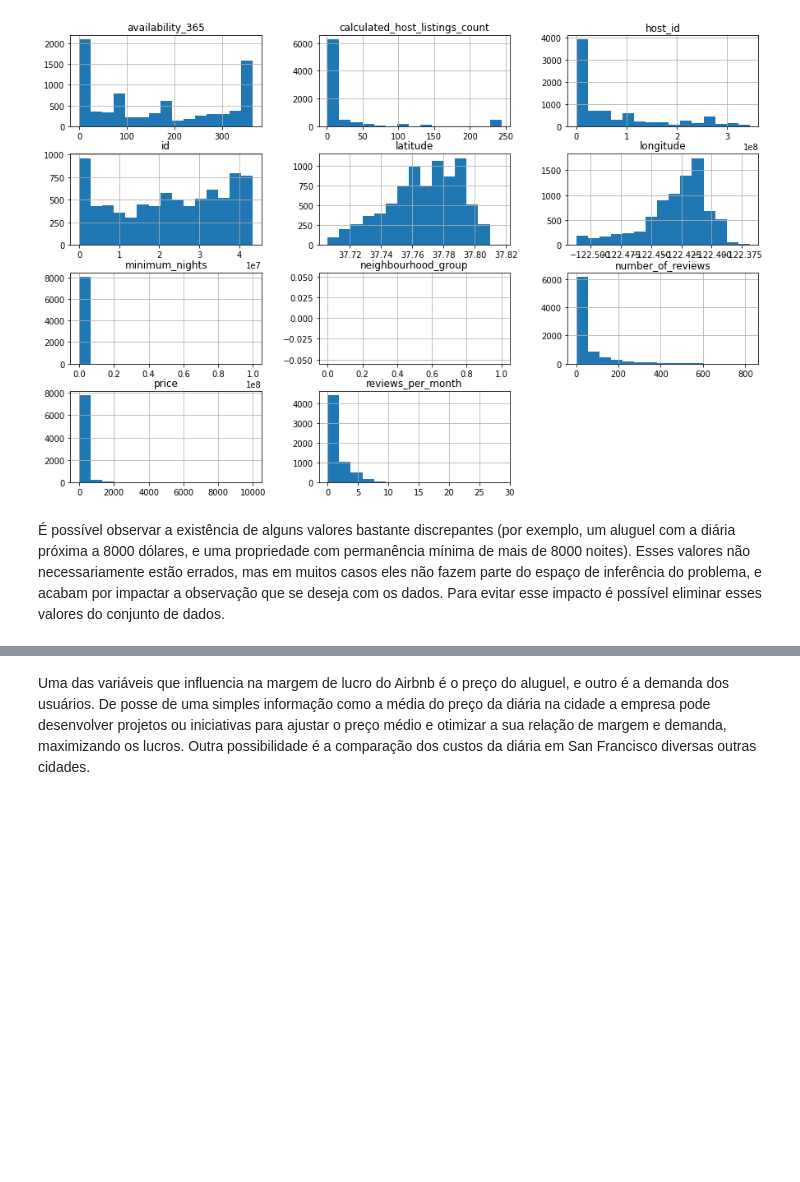
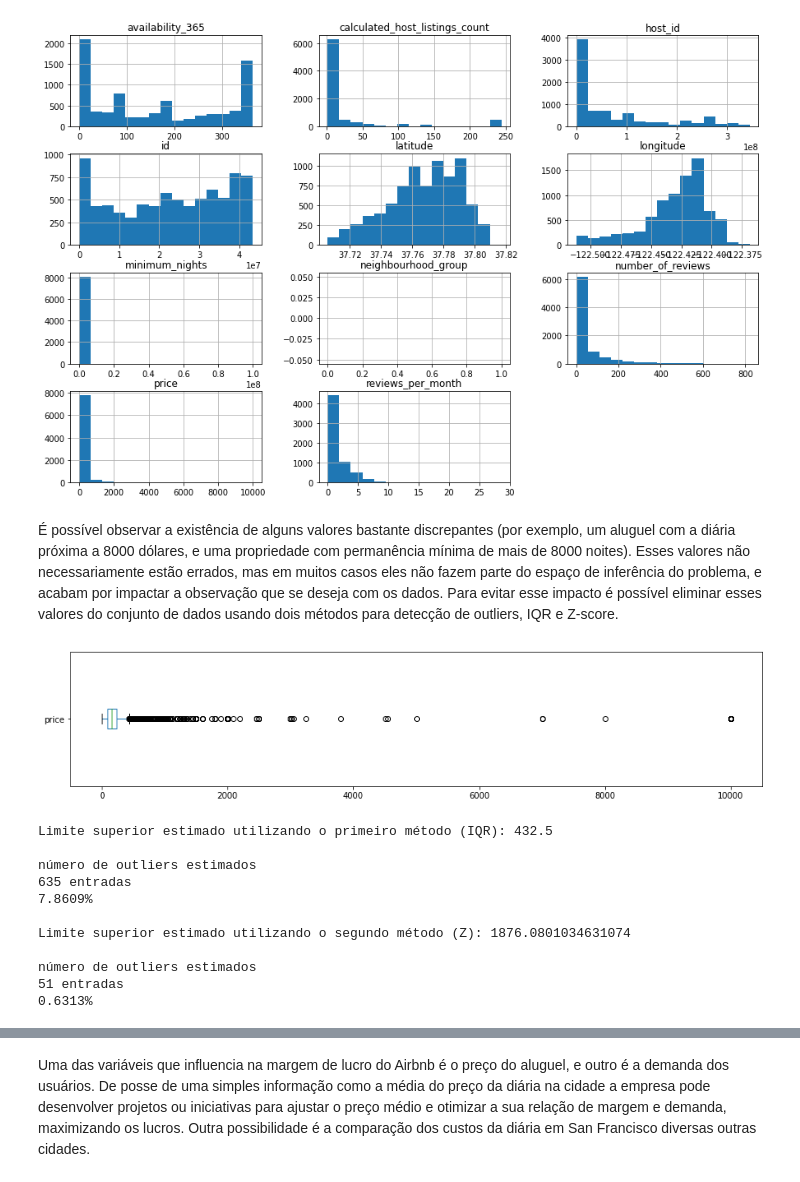
Before and after one commit to diegopescoalcalde/portfolio, a Jupyter notebook: Diego_Pesco_San_Francisco_Airbnb_Data_Analysis.ipynb, the cells around one changed output, grey strips where cells are left out. Drawn from its saved outputs; the diff is of its cells as text; code cells hidden in the pictures; blank space fills up the shorter version.

```diff
--- a/Diego_Pesco_San_Francisco_Airbnb_Data_Analysis.ipynb
+++ b/Diego_Pesco_San_Francisco_Airbnb_Data_Analysis.ipynb
@@ -159,4 +159,40 @@ df.hist(bins=15, figsize=(15,10));
 # %% [output]
 [figure]
 # %% [markdown]
-É possível observar a existência de alguns valores bastante discrepantes (por exemplo, um aluguel com a diária próxima a 8000 dólares, e uma propriedade com permanência mínima de mais de 8000 noites). Esses valores não necessariamente estão errados, mas em muitos casos eles não fazem parte do espaço de inferência do problema, e acabam por impactar a observação que se deseja com os dados. Para evitar esse impacto é possível eliminar esses valores do conjunto de dados.
+É possível observar a existência de alguns valores bastante discrepantes (por exemplo, um aluguel com a diária próxima a 8000 dólares, e uma propriedade com permanência mínima de mais de 8000 noites). Esses valores não necessariamente estão errados, mas em muitos casos eles não fazem parte do espaço de inferência do problema, e acabam por impactar a observação que se deseja com os dados. Para evitar esse impacto é possível eliminar esses valores do conjunto de dados usando dois métodos para detecção de outliers, IQR e Z-score.
+# %%
+# box plot dos preços
+df.price.plot(kind='box', vert=False, figsize=(15, 3),)
+plt.show()
+
+# primeiro método para cálculo de outliers
+iqr = df.price.quantile(q=0.75) - df.price.quantile(q=0.25)
+suplim1 = df.price.quantile(q=0.75) + (1.5*iqr)
+
+# ver quantidade de anúncios acima do limite superior
+print("\nLimite superior estimado utilizando o primeiro método (IQR): {}".format(suplim1))
+print("\nnúmero de outliers estimados")
+print("{} entradas".format(len(df[df.price > suplim1])))
+print("{:.4f}%".format((len(df[df.price > suplim1]) / df.shape[0])*100))
+
+# segundo método para cálculo de outliers
+suplim2 = df.price.mean() + (3*df.price.std())
+
+# ver quantidade de anúncios acima do limite superior
+print("\nLimite superior estimado utilizando o segundo método (Z): {}".format(suplim2))
+print("\nnúmero de outliers estimados")
+print("{} entradas".format(len(df[df.price > suplim2])))
+print("{:.4f}%".format((len(df[df.price > suplim2]) / df.shape[0])*100))
+# %% [output]
+[figure, added]
+Limite superior estimado utilizando o primeiro método (IQR): 432.5
+
+número de outliers estimados
+635 entradas
+7.8609%
+
+Limite superior estimado utilizando o segundo método (Z): 1876.0801034631074
+
+número de outliers estimados
+51 entradas
+0.6313%
```
Also changed, not shown: parts of 26 cells of this notebook.
